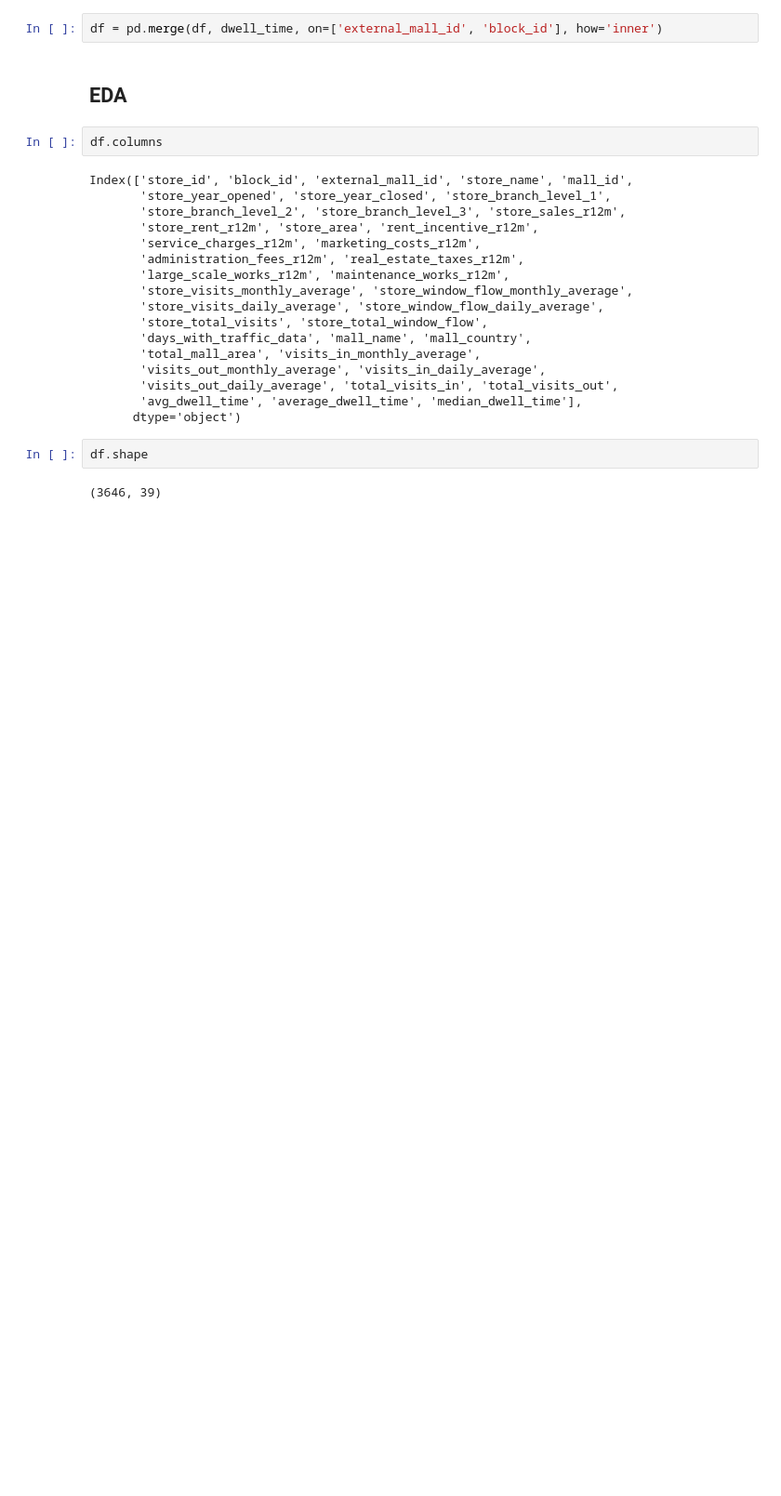
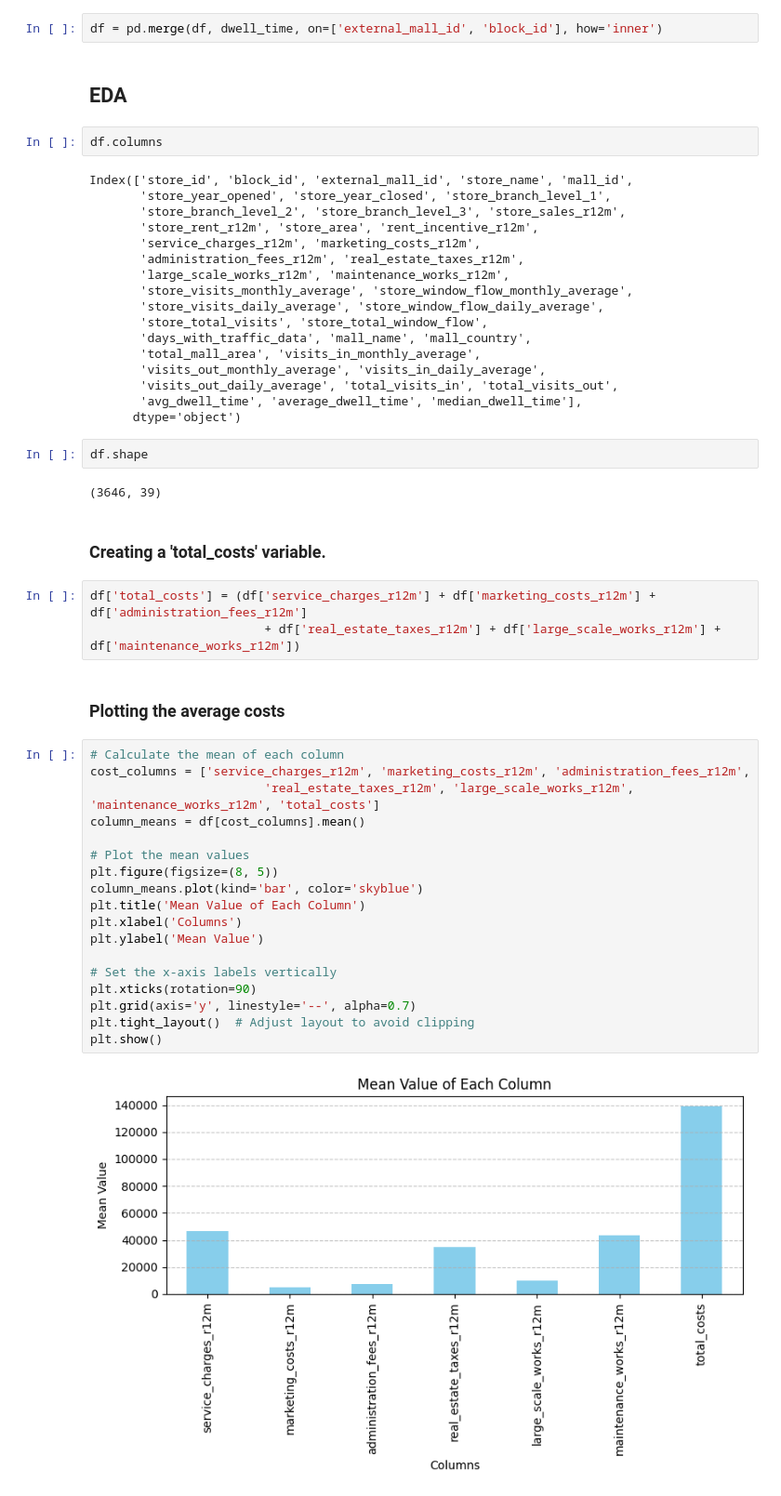
Before and after one commit to tesscln/URW_datachallenge, a Jupyter notebook: notebooks/merge_tess_2nd_dataset.ipynb, the cells around one changed output. Shown at 93% size. Drawn from its saved outputs; the diff is of its cells as text; blank space fills up the shorter version.

```diff
--- a/notebooks/merge_tess_2nd_dataset.ipynb
+++ b/notebooks/merge_tess_2nd_dataset.ipynb
@@ -80,3 +80,30 @@ Index(['store_id', 'block_id', 'external_mall_id', 'store_name', 'mall_id',
 df.shape
 # %% [output]
 (3646, 39)
+# %% [markdown]
+### Creating a 'total_costs' variable.
+# %%
+df['total_costs'] = (df['service_charges_r12m'] + df['marketing_costs_r12m'] + df['administration_fees_r12m']
+                        + df['real_estate_taxes_r12m'] + df['large_scale_works_r12m'] + df['maintenance_works_r12m'])
+# %% [markdown]
+### Plotting the average costs
+# %%
+# Calculate the mean of each column
+cost_columns = ['service_charges_r12m', 'marketing_costs_r12m', 'administration_fees_r12m',
+                        'real_estate_taxes_r12m', 'large_scale_works_r12m', 'maintenance_works_r12m', 'total_costs']
+column_means = df[cost_columns].mean()
+
+# Plot the mean values
+plt.figure(figsize=(8, 5))
+column_means.plot(kind='bar', color='skyblue')
+plt.title('Mean Value of Each Column')
+plt.xlabel('Columns')
+plt.ylabel('Mean Value')
+
+# Set the x-axis labels vertically
+plt.xticks(rotation=90)
+plt.grid(axis='y', linestyle='--', alpha=0.7)
+plt.tight_layout()  # Adjust layout to avoid clipping
+plt.show()
+# %% [output]
+[figure, added]
```
